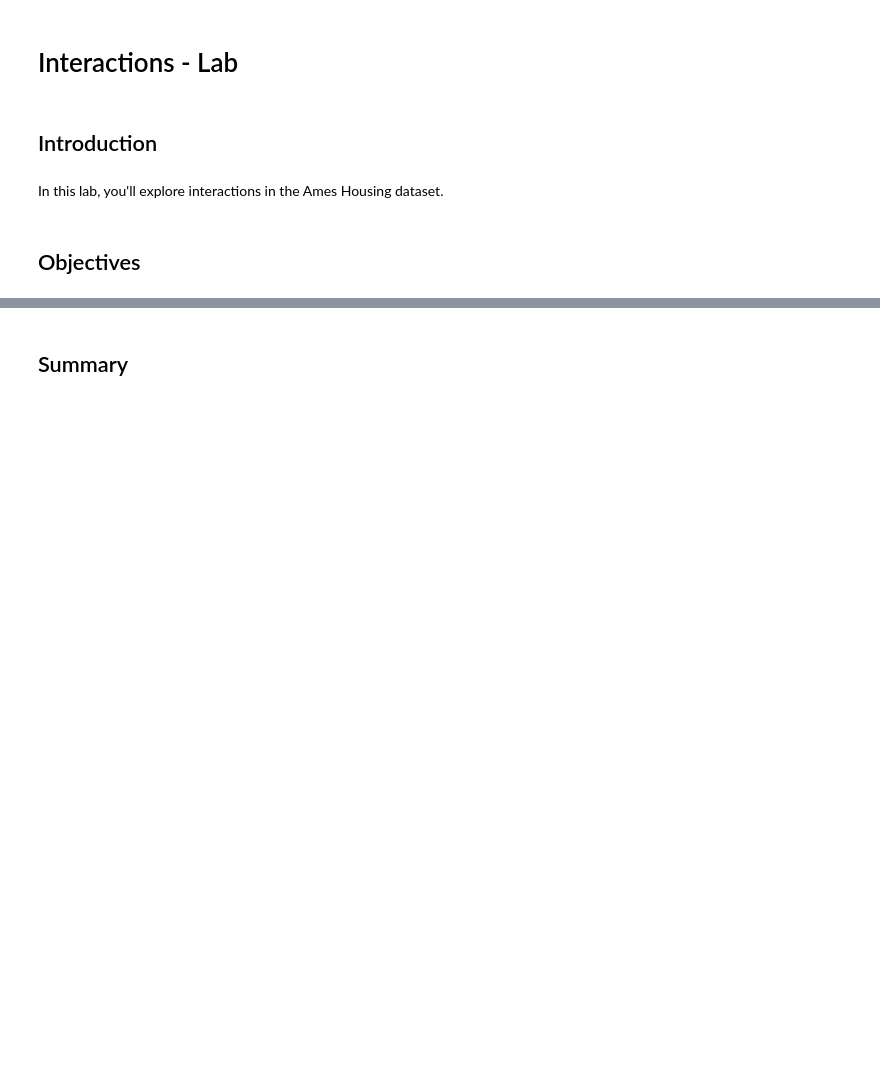
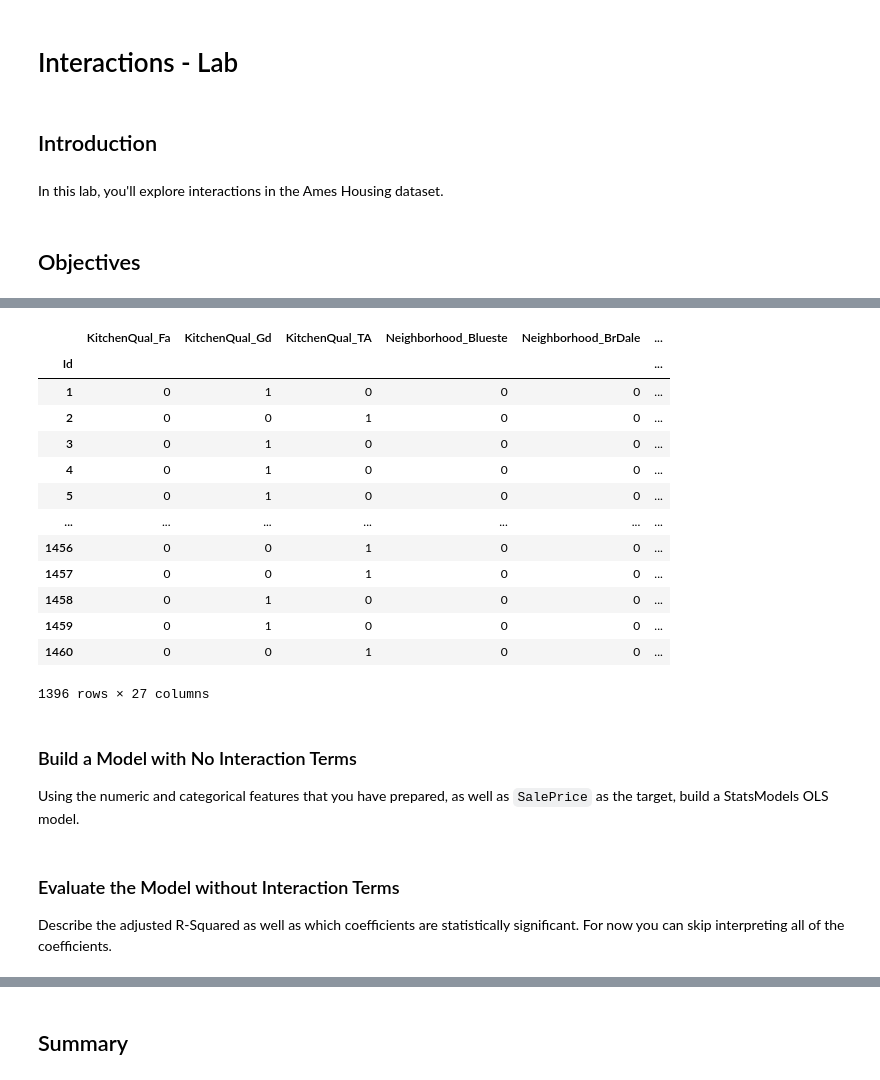
Before and after one commit to learn-co-curriculum/dsc-interaction-terms-lab-v2-5, a Jupyter notebook: index.ipynb, the cells around one changed output, grey strips where cells are left out. Cells and saved outputs as stored; diff of their text form; code cells hidden in the pictures; blank space fills up the shorter version.

```diff
--- a/index.ipynb
+++ b/index.ipynb
@@ -212,0 +78,24 @@ What is your conclusion here?
+# %%
+# Select relevant categorical features and one-hot encode them
+ames_categorical = ames[categorical].copy()
+ames_categorical = pd.get_dummies(ames_categorical, columns=categorical, drop_first=True)
+ames_categorical
+# %% [output]
+|  | KitchenQual_Fa | KitchenQual_Gd | KitchenQual_TA | Neighborhood_Blueste | Neighborhood_BrDale | ... |
+| Id |  |  |  |  |  | ... |
+| 1 | 0 | 1 | 0 | 0 | 0 | ... |
+| 2 | 0 | 0 | 1 | 0 | 0 | ... |
+| 3 | 0 | 1 | 0 | 0 | 0 | ... |
+| 4 | 0 | 1 | 0 | 0 | 0 | ... |
+| 5 | 0 | 1 | 0 | 0 | 0 | ... |
+| ... | ... | ... | ... | ... | ... | ... |
+| 1456 | 0 | 0 | 1 | 0 | 0 | ... |
+| 1457 | 0 | 0 | 1 | 0 | 0 | ... |
+| 1458 | 0 | 1 | 0 | 0 | 0 | ... |
+| 1459 | 0 | 1 | 0 | 0 | 0 | ... |
+| 1460 | 0 | 0 | 1 | 0 | 0 | ... |
+1396 rows × 27 columns
+# %% [markdown]
+### Build a Model with No Interaction Terms
+
+Using the numeric and categorical features that you have prepared, as well as `SalePrice` as the target, build a StatsModels OLS model.
@@ -212,0 +110,4 @@ What is your conclusion here?
+# %% [markdown]
+### Evaluate the Model without Interaction Terms
+
+Describe the adjusted R-Squared as well as which coefficients are statistically significant. For now you can skip interpreting all of the coefficients.
```
Also changed, not shown: parts of 51 cells of this notebook, 7 other files.
